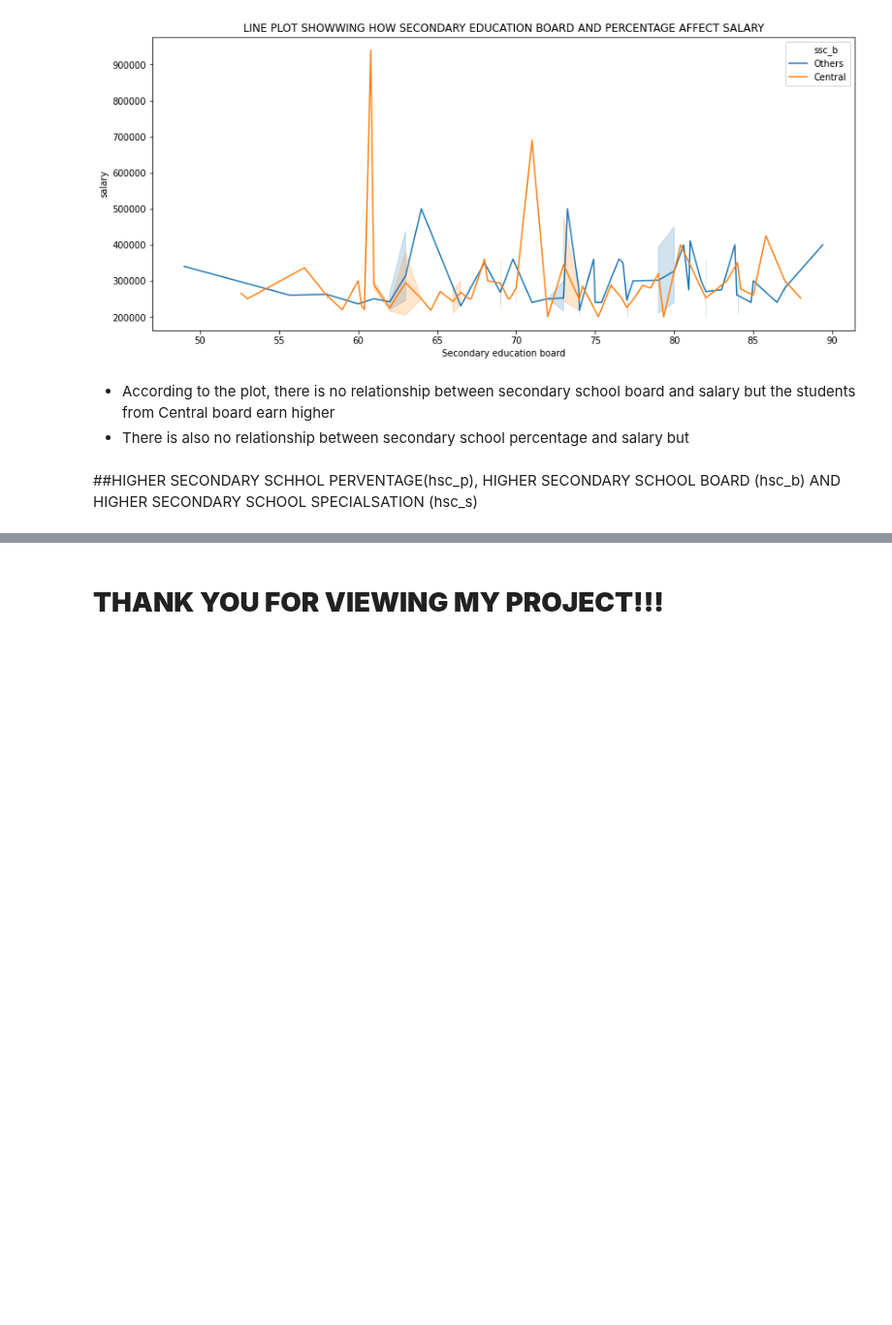
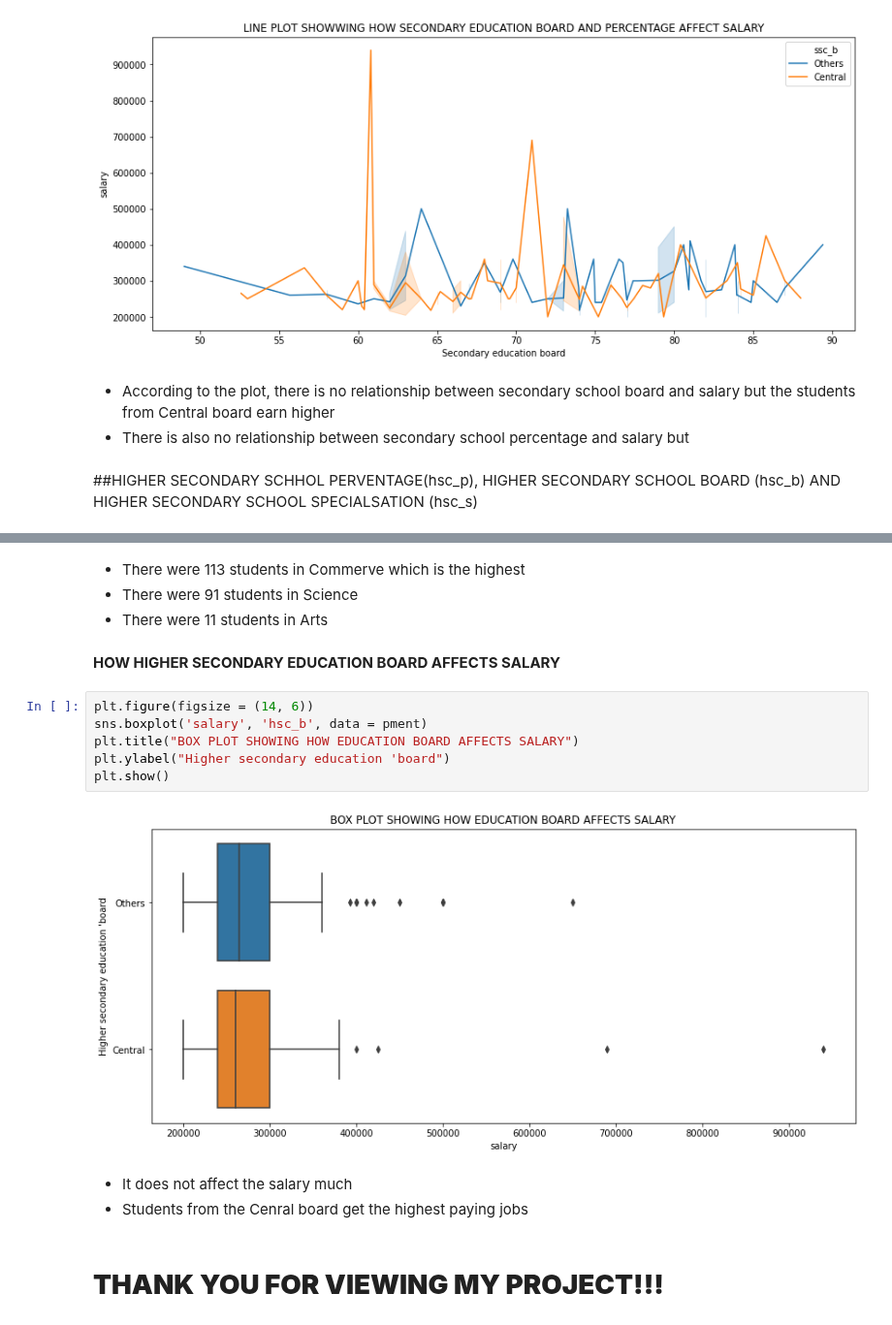
Before and after one commit to devchoplife/Campus-placement, a Jupyter notebook: school_placement.ipynb, the cells around one changed output, grey strips where cells are left out. Shown at 97% size. Saved outputs shown, nothing was run; the diff lists cells and outputs as text; blank space fills up the shorter version.

```diff
--- a/school_placement.ipynb
+++ b/school_placement.ipynb
@@ -281,2 +301,19 @@ plt.show()
+# %% [markdown]
+* There were 113 students in Commerve which is the highest
+* There were 91 students in Science
+* There were 11 students in Arts
+# %% [markdown]
+**HOW HIGHER SECONDARY EDUCATION BOARD AFFECTS SALARY**
+# %%
+plt.figure(figsize = (14, 6))
+sns.boxplot('salary', 'hsc_b', data = pment)
+plt.title("BOX PLOT SHOWING HOW EDUCATION BOARD AFFECTS SALARY")
+plt.ylabel("Higher secondary education 'board")
+plt.show()
+# %% [output]
+[figure, added]
+# %% [markdown]
+* It does not affect the salary much
+* Students from the Cenral board get the highest paying jobs
 # %% [markdown]
 # **THANK YOU FOR VIEWING MY PROJECT!!!**
```
Also changed, not shown: parts of 6 cells of this notebook.
